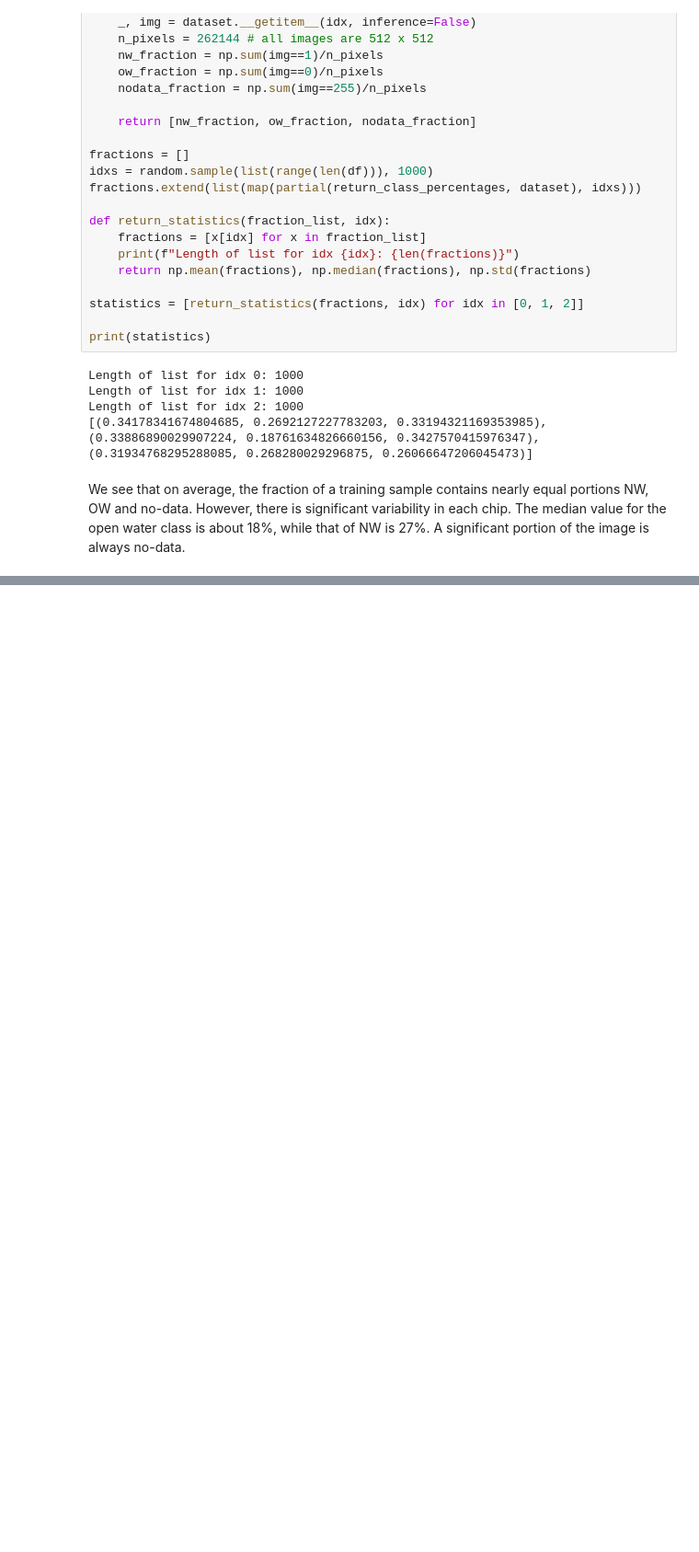
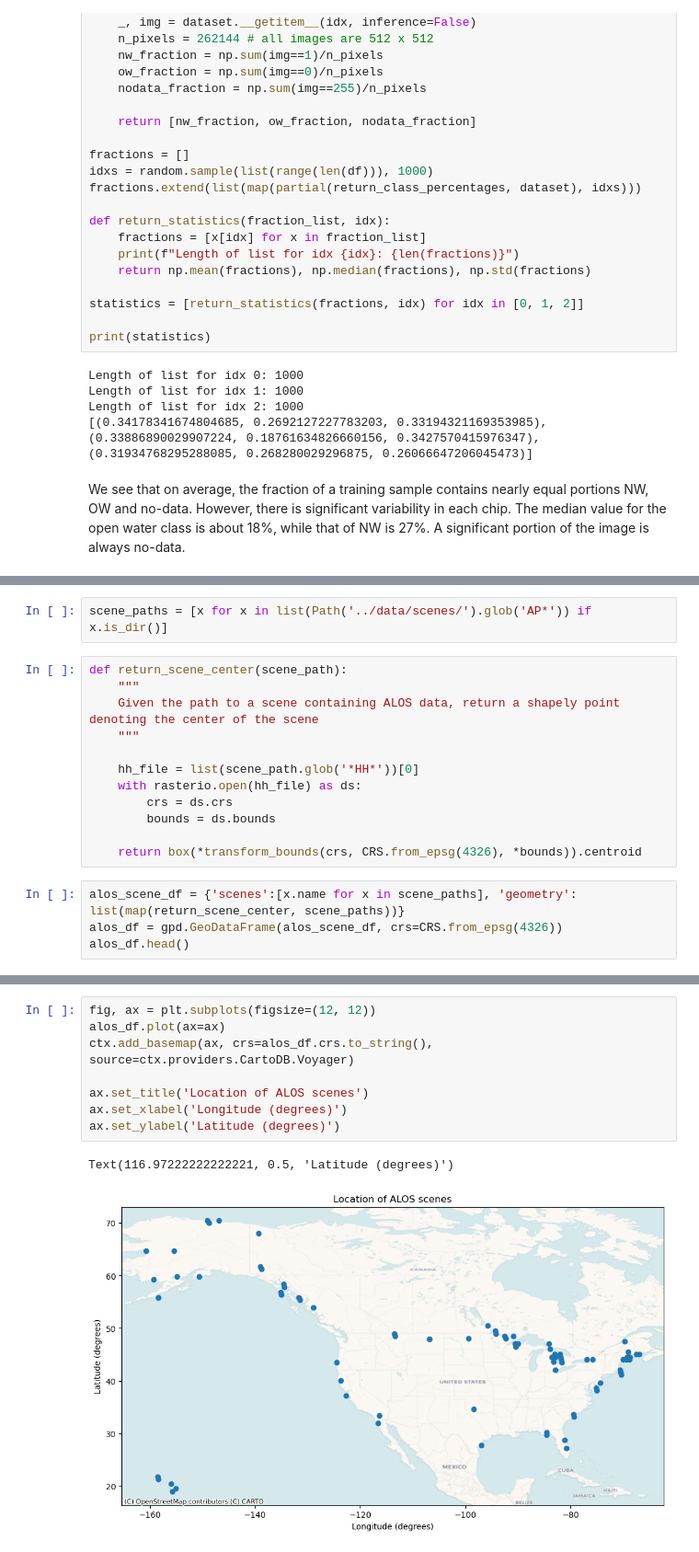
Before and after one commit to OPERA-Cal-Val/dl-with-alos-dswe, a Jupyter notebook: notebooks/1b-Visualize_data.ipynb, the cells around one changed output, grey strips where cells are left out. Shown at 92% size. Cells and saved outputs as stored; diff of their text form; blank space fills up the shorter version.

Commit message:
update to include plot of ALOS scene locations

```diff
--- a/notebooks/1b-Visualize_data.ipynb
+++ b/notebooks/1b-Visualize_data.ipynb
@@ -165,0 +183,18 @@ We see that on average, the fraction of a training sample contains nearly equal
+# %%
+scene_paths = [x for x in list(Path('../data/scenes/').glob('AP*')) if x.is_dir()]
+# %%
+def return_scene_center(scene_path):
+    """
+    Given the path to a scene containing ALOS data, return a shapely point denoting the center of the scene
+    """
+
+    hh_file = list(scene_path.glob('*HH*'))[0]
+    with rasterio.open(hh_file) as ds:
+        crs = ds.crs
+        bounds = ds.bounds
+
+    return box(*transform_bounds(crs, CRS.from_epsg(4326), *bounds)).centroid
+# %%
+alos_scene_df = {'scenes':[x.name for x in scene_paths], 'geometry': list(map(return_scene_center, scene_paths))}
+alos_df = gpd.GeoDataFrame(alos_scene_df, crs=CRS.from_epsg(4326))
+alos_df.head()
@@ -165,0 +208,11 @@ We see that on average, the fraction of a training sample contains nearly equal
+# %%
+fig, ax = plt.subplots(figsize=(12, 12))
+alos_df.plot(ax=ax)
+ctx.add_basemap(ax, crs=alos_df.crs.to_string(), source=ctx.providers.CartoDB.Voyager)
+
+ax.set_title('Location of ALOS scenes')
+ax.set_xlabel('Longitude (degrees)')
+ax.set_ylabel('Latitude (degrees)')
+# %% [output]
+Text(116.97222222222221, 0.5, 'Latitude (degrees)')
+[figure, added]
```
Also changed, not shown: parts of 3 cells of this notebook.
